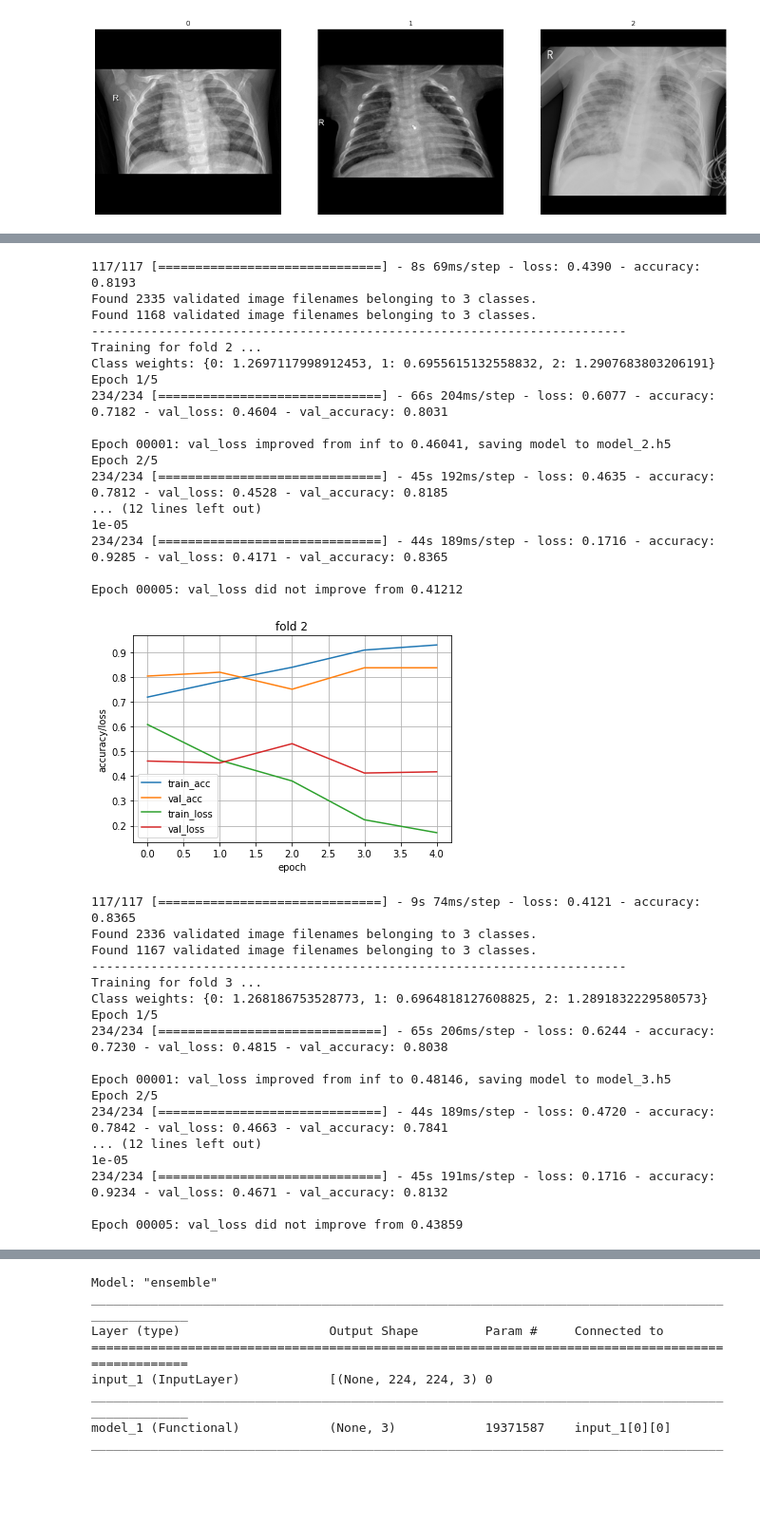
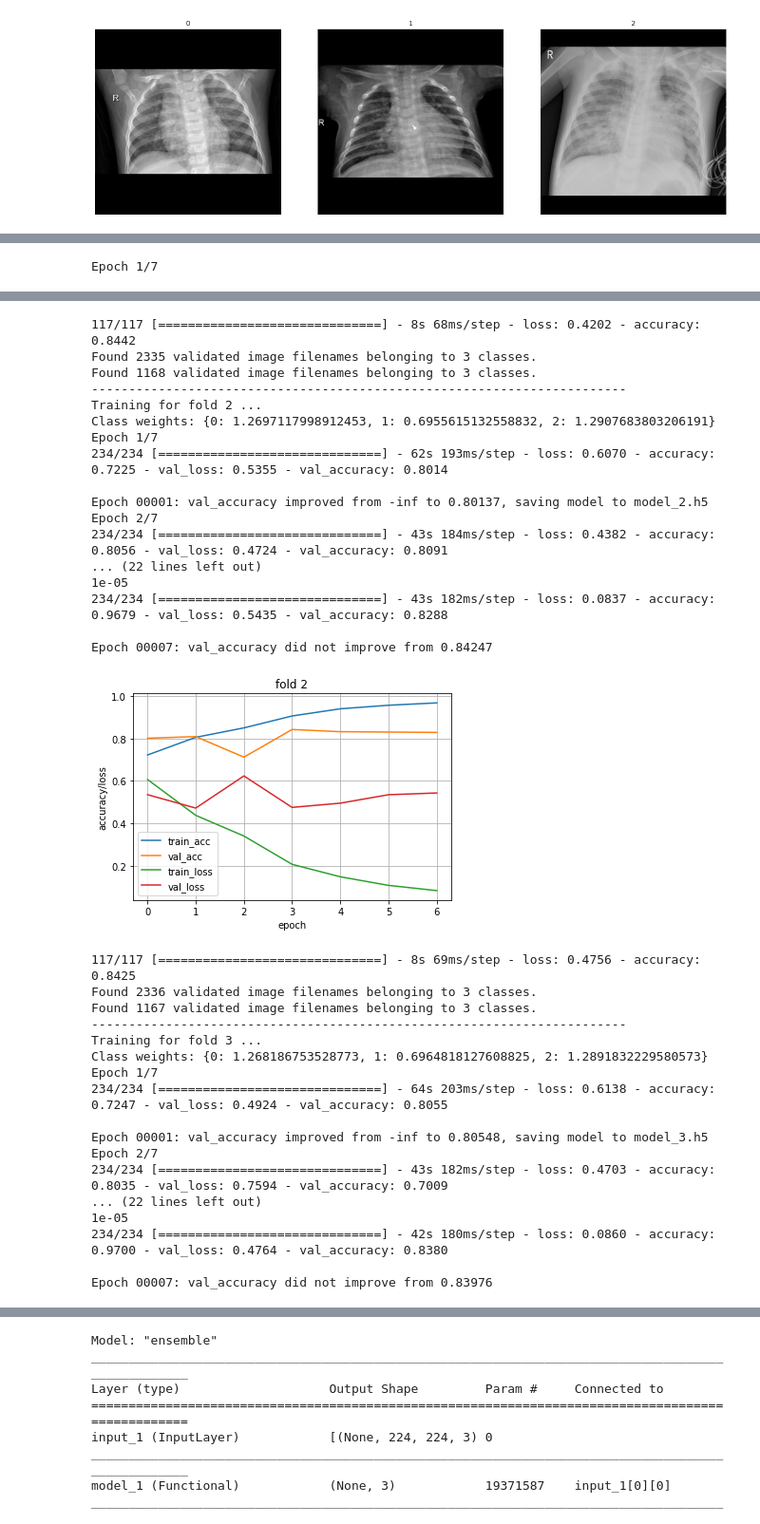
Before and after one commit to andreastsimerikas/pneumonia-detection-Nov2021, a Jupyter notebook: viral-bacterial-pneumonia.ipynb, the cells around one changed output, grey strips where cells are left out. Shown: that part at 95% size. Drawn from its saved outputs; the diff is of its cells as text; code cells hidden in the pictures; blank space fills up the shorter version.

```diff
--- a/viral-bacterial-pneumonia.ipynb
+++ b/viral-bacterial-pneumonia.ipynb
@@ -200,7 +183,7 @@ save_dir = './'
 fold_no = 1
 batch_size = 10
 n_classes = 3
-n_epochs = 5
+n_epochs = 7
 fold_no = 1
 input_shape=(img_size,img_size,3)
 
@@ -265,8 +248,8 @@ for train_index, val_index in kfold.split(imgs,labels):
 
     # Saves best model of every fold based on minimum validation loss
     model_checkpoint= ModelCheckpoint(filepath="model_"+str(fold_no)+".h5",
-                                      monitor='val_loss',
-                                      mode='min',
+                                      monitor='val_accuracy',
+                                      mode='max',
                                       save_best_only=True,
                                       verbose=1)
     # List of all our callbacks
@@ -331,0 +319 @@ Epoch 00005: val_loss did not improve from 0.43900
+Epoch 1/7
@@ -333,35 +339,35 @@ Epoch 00005: val_loss did not improve from 0.43900
-117/117 [==============================] - 8s 69ms/step - loss: 0.4390 - accuracy: 0.8193
-Found 2335 validated image filenames belonging to 3 classes.
-Found 1168 validated image filenames belonging to 3 classes.
-------------------------------------------------------------------------
-Training for fold 2 ...
-Class weights: {0: 1.2697117998912453, 1: 0.6955615132558832, 2: 1.2907683803206191}
-Epoch 1/5
-234/234 [==============================] - 66s 204ms/step - loss: 0.6077 - accuracy: 0.7182 - val_loss: 0.4604 - val_accuracy: 0.8031
-
-Epoch 00001: val_loss improved from inf to 0.46041, saving model to model_2.h5
-Epoch 2/5
-234/234 [==============================] - 45s 192ms/step - loss: 0.4635 - accuracy: 0.7812 - val_loss: 0.4528 - val_accuracy: 0.8185
-... (12 lines left out)
-1e-05
-234/234 [==============================] - 44s 189ms/step - loss: 0.1716 - accuracy: 0.9285 - val_loss: 0.4171 - val_accuracy: 0.8365
-
-Epoch 00005: val_loss did not improve from 0.41212
+117/117 [==============================] - 8s 68ms/step - loss: 0.4202 - accuracy: 0.8442
+Found 2335 validated image filenames belonging to 3 classes.
+Found 1168 validated image filenames belonging to 3 classes.
+------------------------------------------------------------------------
+Training for fold 2 ...
+Class weights: {0: 1.2697117998912453, 1: 0.6955615132558832, 2: 1.2907683803206191}
+Epoch 1/7
+234/234 [==============================] - 62s 193ms/step - loss: 0.6070 - accuracy: 0.7225 - val_loss: 0.5355 - val_accuracy: 0.8014
+
+Epoch 00001: val_accuracy improved from -inf to 0.80137, saving model to model_2.h5
+Epoch 2/7
+234/234 [==============================] - 43s 184ms/step - loss: 0.4382 - accuracy: 0.8056 - val_loss: 0.4724 - val_accuracy: 0.8091
+... (22 lines left out)
+1e-05
+234/234 [==============================] - 43s 182ms/step - loss: 0.0837 - accuracy: 0.9679 - val_loss: 0.5435 - val_accuracy: 0.8288
+
+Epoch 00007: val_accuracy did not improve from 0.84247
-[figure, old version]
+[figure, new version]
-117/117 [==============================] - 9s 74ms/step - loss: 0.4121 - accuracy: 0.8365
-Found 2336 validated image filenames belonging to 3 classes.
-Found 1167 validated image filenames belonging to 3 classes.
-------------------------------------------------------------------------
-Training for fold 3 ...
-Class weights: {0: 1.268186753528773, 1: 0.6964818127608825, 2: 1.2891832229580573}
-Epoch 1/5
-234/234 [==============================] - 65s 206ms/step - loss: 0.6244 - accuracy: 0.7230 - val_loss: 0.4815 - val_accuracy: 0.8038
-
-Epoch 00001: val_loss improved from inf to 0.48146, saving model to model_3.h5
-Epoch 2/5
-234/234 [==============================] - 44s 189ms/step - loss: 0.4720 - accuracy: 0.7842 - val_loss: 0.4663 - val_accuracy: 0.7841
-... (12 lines left out)
-1e-05
-234/234 [==============================] - 45s 191ms/step - loss: 0.1716 - accuracy: 0.9234 - val_loss: 0.4671 - val_accuracy: 0.8132
-
-Epoch 00005: val_loss did not improve from 0.43859
+117/117 [==============================] - 8s 69ms/step - loss: 0.4756 - accuracy: 0.8425
+Found 2336 validated image filenames belonging to 3 classes.
+Found 1167 validated image filenames belonging to 3 classes.
+------------------------------------------------------------------------
+Training for fold 3 ...
+Class weights: {0: 1.268186753528773, 1: 0.6964818127608825, 2: 1.2891832229580573}
+Epoch 1/7
+234/234 [==============================] - 64s 203ms/step - loss: 0.6138 - accuracy: 0.7247 - val_loss: 0.4924 - val_accuracy: 0.8055
+
+Epoch 00001: val_accuracy improved from -inf to 0.80548, saving model to model_3.h5
+Epoch 2/7
+234/234 [==============================] - 43s 182ms/step - loss: 0.4703 - accuracy: 0.8035 - val_loss: 0.7594 - val_accuracy: 0.7009
+... (22 lines left out)
+1e-05
+234/234 [==============================] - 42s 180ms/step - loss: 0.0860 - accuracy: 0.9700 - val_loss: 0.4764 - val_accuracy: 0.8380
+
+Epoch 00007: val_accuracy did not improve from 0.83976
```
Also changed, not shown: parts of 6 cells of this notebook.
